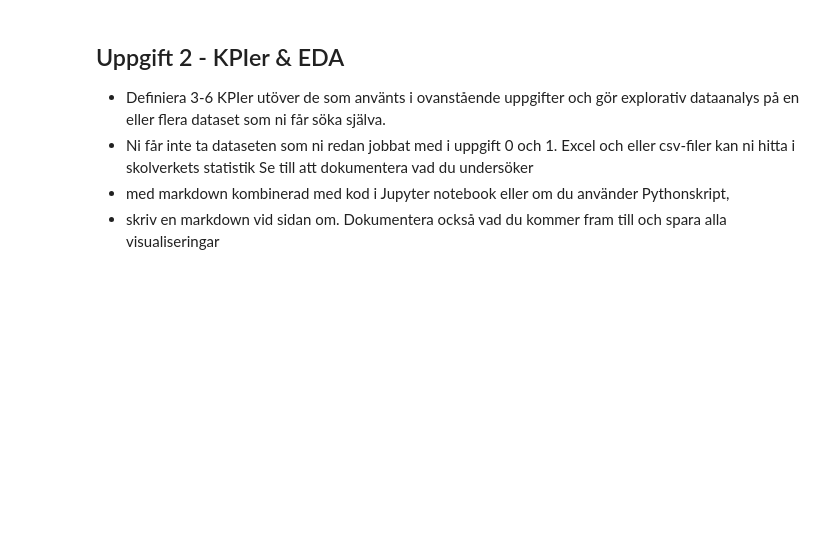
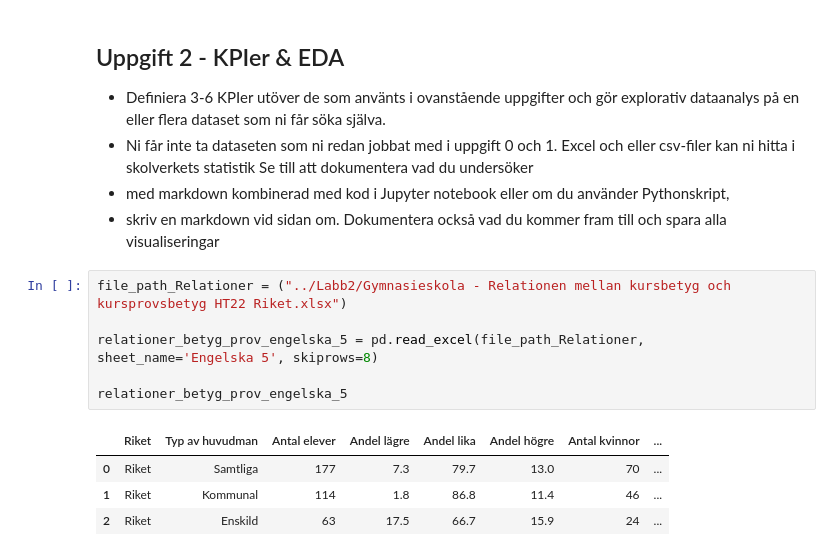
Before and after one commit to Utjiman/Python-Richard-Boden-OPA23, a Jupyter notebook: Labb2/Labb2.ipynb, the cells around one changed output. Saved outputs shown, nothing was run; the diff lists cells and outputs as text; blank space fills up the shorter version.

Commit message:
labb 2 kp1 1 task 2

```diff
--- a/Labb2/Labb2.ipynb
+++ b/Labb2/Labb2.ipynb
@@ -384,3 +384,14 @@ Se till att dokumentera vad du undersöker
 använder Pythonskript,
 - skriv en markdown vid sidan om. Dokumentera också vad du kommer fram till och spara alla
 visualiseringar
+# %%
+file_path_Relationer = ("../Labb2/Gymnasieskola - Relationen mellan kursbetyg och kursprovsbetyg HT22 Riket.xlsx")
+
+relationer_betyg_prov_engelska_5 = pd.read_excel(file_path_Relationer, sheet_name='Engelska 5', skiprows=8)
+
+relationer_betyg_prov_engelska_5
+# %% [output]
+|  | Riket | Typ av huvudman | Antal elever | Andel lägre | Andel lika | Andel högre | Antal kvinnor | ... |
+| 0 | Riket | Samtliga | 177 | 7.3 | 79.7 | 13.0 | 70 | ... |
+| 1 | Riket | Kommunal | 114 | 1.8 | 86.8 | 11.4 | 46 | ... |
+| 2 | Riket | Enskild | 63 | 17.5 | 66.7 | 15.9 | 24 | ... |
```
